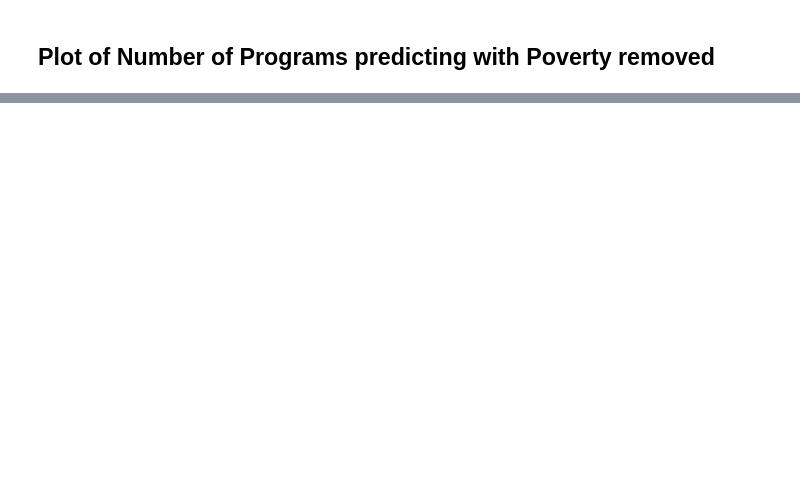
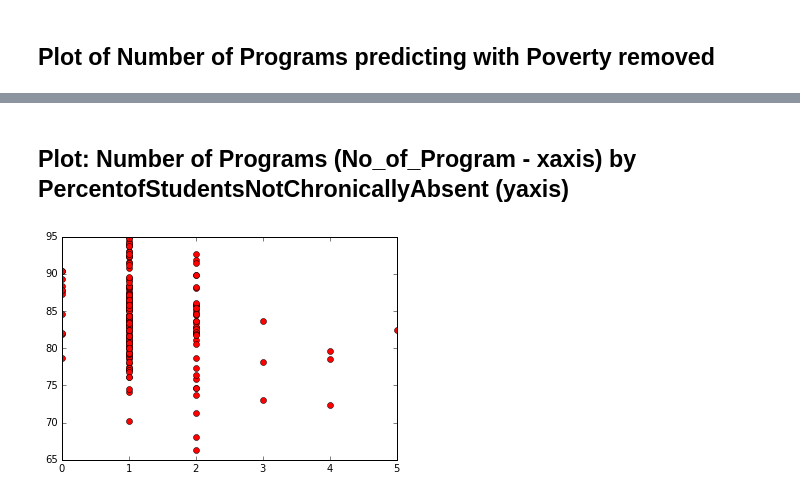
Before and after one commit to philschatz/ed-pathways, a Jupyter notebook: analysis/Attendance_v_programs.ipynb, the cells around one changed output, grey strips where cells are left out. Drawn from its saved outputs; the diff is of its cells as text; code cells hidden in the pictures; blank space fills up the shorter version.

```diff
--- a/analysis/Attendance_v_programs.ipynb
+++ b/analysis/Attendance_v_programs.ipynb
@@ -132,0 +219,11 @@ sm.graphics.plot_partregress("PercentofStudentsNotChronicallyAbsent", "No_of_Pro
+# %%
+#read csv.  This file contains the results of the SQL query defined by Anisa and Kyle
+attendance = pd.read_csv('../data/QueryResultTable.csv')
+#only select a subset of the available variables
+attendance = attendance[['SchoolID','School','SchoolType','No_of_Program','FrRedLnch_PercentEligible','PercentofStudentsNotChronicallyAbsent','Enrollment']]
+# %%
+#We are only interested in middle schools for this analysis
+elementary = attendance.query("SchoolType == 'M'").drop_duplicates()
+# remove records with missing data
+elementary = elementary.dropna()
+elementary
@@ -132,0 +249,7 @@ sm.graphics.plot_partregress("PercentofStudentsNotChronicallyAbsent", "No_of_Pro
+# %% [markdown]
+## Plot:  Number of Programs (No_of_Program - xaxis) by PercentofStudentsNotChronicallyAbsent (yaxis)
+# %%
+plt.plot(elementary['No_of_Program'], elementary['PercentofStudentsNotChronicallyAbsent'], 'ro')
+plt.show()
+# %% [output]
+[figure, added]
```
Also changed, not shown: parts of 50 cells of this notebook.
